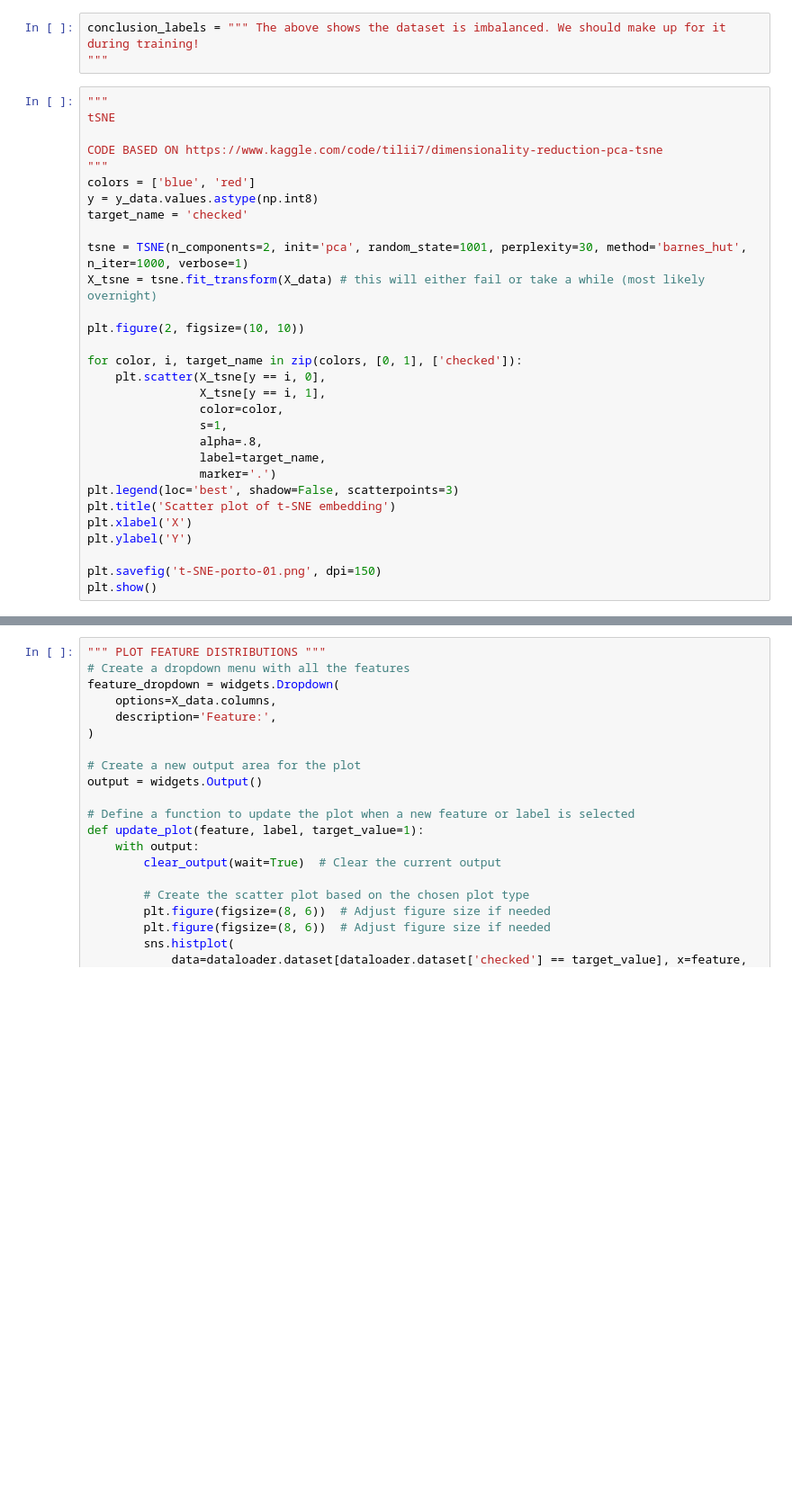
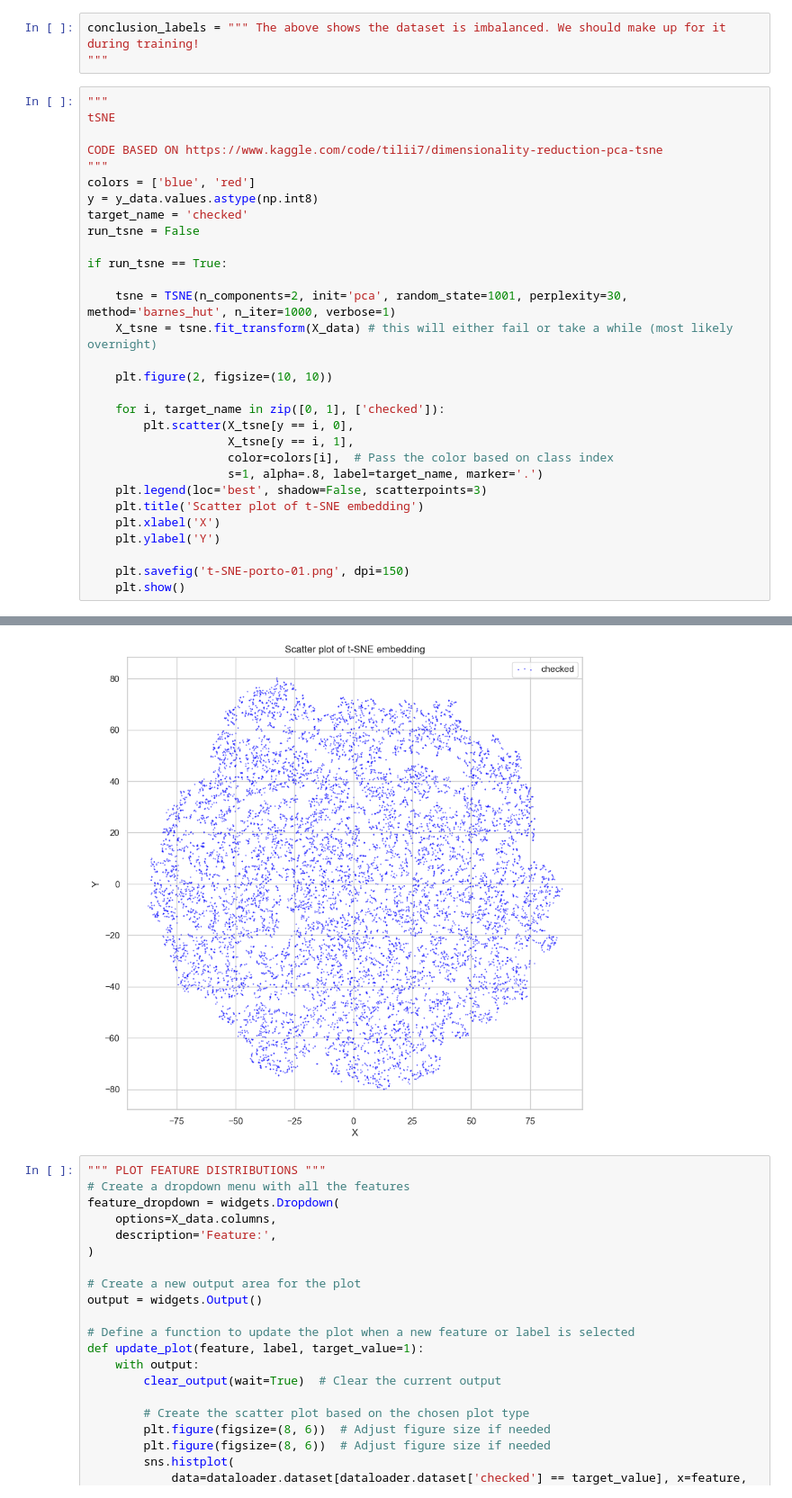
Before and after one commit to Roodster/test-val-for-ai-project, a Jupyter notebook: scripts/explore_dataset.ipynb, the cells around one changed output, grey strips where cells are left out. Shown: that part at 90% size. Drawn from its saved outputs; the diff is of its cells as text; blank space fills up the shorter version.

```diff
--- a/scripts/explore_dataset.ipynb
+++ b/scripts/explore_dataset.ipynb
@@ -87,24 +87,25 @@ CODE BASED ON https://www.kaggle.com/code/tilii7/dimensionality-reduction-pca-ts
 colors = ['blue', 'red']
 y = y_data.values.astype(np.int8)
 target_name = 'checked'
+run_tsne = False
 
-tsne = TSNE(n_components=2, init='pca', random_state=1001, perplexity=30, method='barnes_hut', n_iter=1000, verbose=1)
-X_tsne = tsne.fit_transform(X_data) # this will either fail or take a while (most likely overnight)
+if run_tsne == True:
 
-plt.figure(2, figsize=(10, 10))
+    tsne = TSNE(n_components=2, init='pca', random_state=1001, perplexity=30, method='barnes_hut', n_iter=1000, verbose=1)
+    X_tsne = tsne.fit_transform(X_data) # this will either fail or take a while (most likely overnight)
 
-for color, i, target_name in zip(colors, [0, 1], ['checked']):
-    plt.scatter(X_tsne[y == i, 0],
-                X_tsne[y == i, 1],
-                color=color,
-                s=1,
-                alpha=.8,
-                label=target_name,
-                marker='.')
-plt.legend(loc='best', shadow=False, scatterpoints=3)
-plt.title('Scatter plot of t-SNE embedding')
-plt.xlabel('X')
-plt.ylabel('Y')
+    plt.figure(2, figsize=(10, 10))
 
-plt.savefig('t-SNE-porto-01.png', dpi=150)
-plt.show()
+    for i, target_name in zip([0, 1], ['checked']):
+        plt.scatter(X_tsne[y == i, 0],
+                    X_tsne[y == i, 1],
+                    color=colors[i],  # Pass the color based on class index
+                    s=1, alpha=.8, label=target_name, marker='.')
+    plt.legend(loc='best', shadow=False, scatterpoints=3)
+    plt.title('Scatter plot of t-SNE embedding')
+    plt.xlabel('X')
+    plt.ylabel('Y')
+
+    plt.savefig('t-SNE-porto-01.png', dpi=150)
+    plt.show()
+# %% [output]
@@ -111,3 +131,4 @@ plt.show()
+[figure, added]
 # %%
 """ PLOT FEATURE DISTRIBUTIONS """
 # Create a dropdown menu with all the features
```
Also changed, not shown: parts of 7 cells of this notebook, 13 other files.
